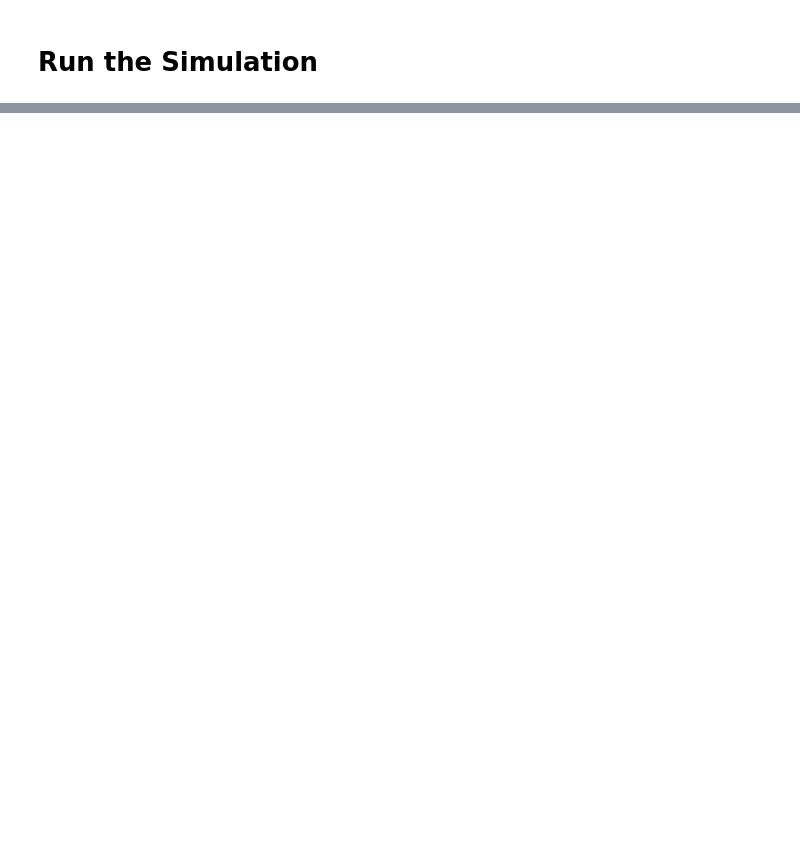
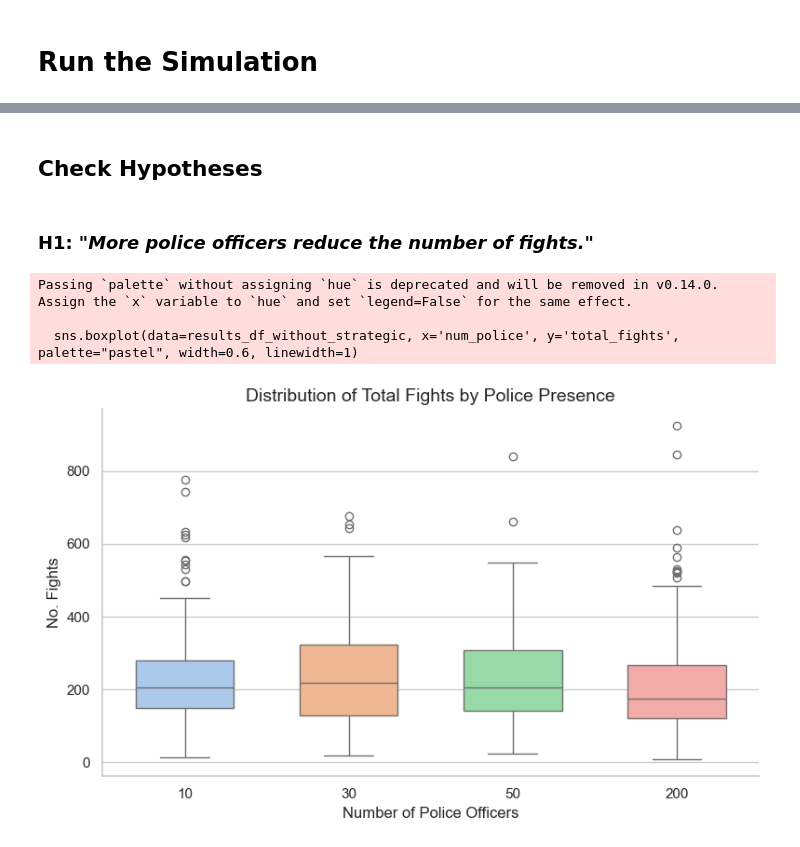
Before and after one commit to lvyvey/Overpoort, a Jupyter notebook: Simulation.ipynb, the cells around one changed output, grey strips where cells are left out. Saved outputs shown, nothing was run; the diff lists cells and outputs as text; code cells hidden in the pictures; blank space fills up the shorter version.

```diff
--- a/Simulation.ipynb
+++ b/Simulation.ipynb
@@ -158,0 +178,5 @@ def plot_results(results):
+# %%
+array_columns = ['fight_spots_grid', 'fight_history', 'avg_aggressiveness_history', 'steps_taken_per_police','steps_between_fights_history','distances']
+
+for col in array_columns:
+    results_df[col] = results_df[col].apply(lambda s: np.array(json.loads(s)))
@@ -158,0 +185,8 @@ def plot_results(results):
+# %%
+# Drop the run column
+results_df = results_df.drop(columns=["run"])
+# %%
+# Add column total_fights
+results_df['total_fights'] = results_df['fight_history'].apply(lambda x: sum(x))
+# %%
+results_df_without_strategic = results_df[results_df["mode"] != "strategic"]
@@ -158,0 +316,29 @@ def plot_results(results):
+# %% [markdown]
+## Check Hypotheses
+# %% [markdown]
+### H1: *"More police officers reduce the number of fights."*
+# %%
+# Set a minimal style with pastel colors
+sns.set(style="whitegrid", palette="pastel")
+
+plt.figure(figsize=(8, 5))
+sns.boxplot(data=results_df_without_strategic, x='num_police', y='total_fights', palette="pastel", width=0.6, linewidth=1)
+
+# #Optional: overlay data points for more insight
+# sns.stripplot(data=results_df, x='num_police', y='total_fights',
+#               color='gray', size=4, jitter=0.2, alpha=0.5)
+
+# Labels and title
+plt.xlabel("Number of Police Officers", fontsize=12)
+plt.ylabel("No. Fights", fontsize=12)
+plt.title("Distribution of Total Fights by Police Presence", fontsize=14)
+
+# Clean up visual clutter
+sns.despine()
+plt.tight_layout()
+plt.show()
+# %% [output]
+Passing `palette` without assigning `hue` is deprecated and will be removed in v0.14.0. Assign the `x` variable to `hue` and set `legend=False` for the same effect.
+
+  sns.boxplot(data=results_df_without_strategic, x='num_police', y='total_fights', palette="pastel", width=0.6, linewidth=1)
+[figure, added]
```
Also changed, not shown: parts of 67 cells of this notebook, 8 other files.
